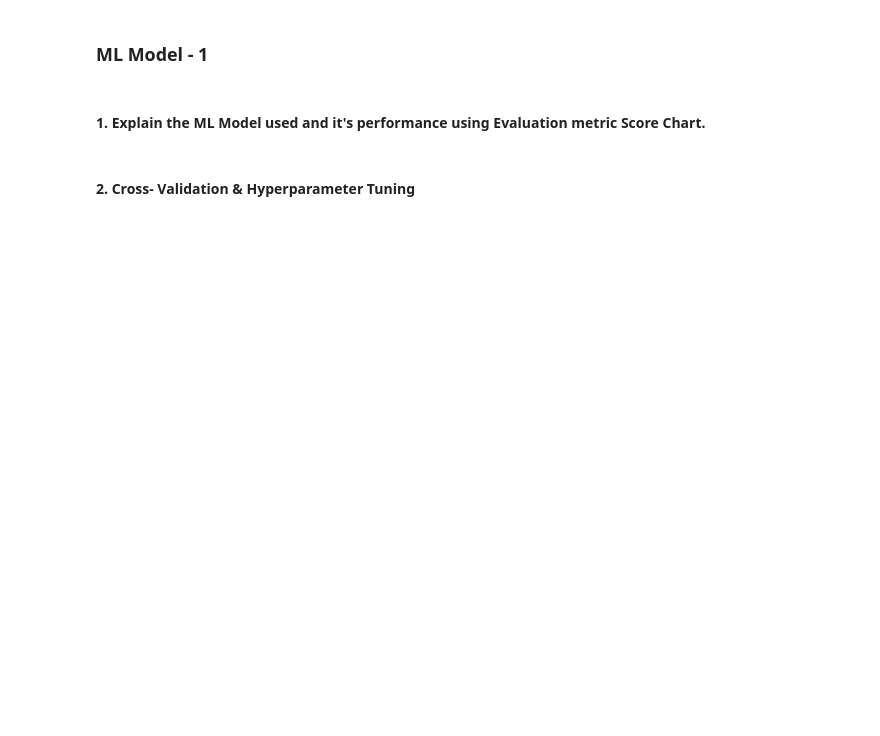
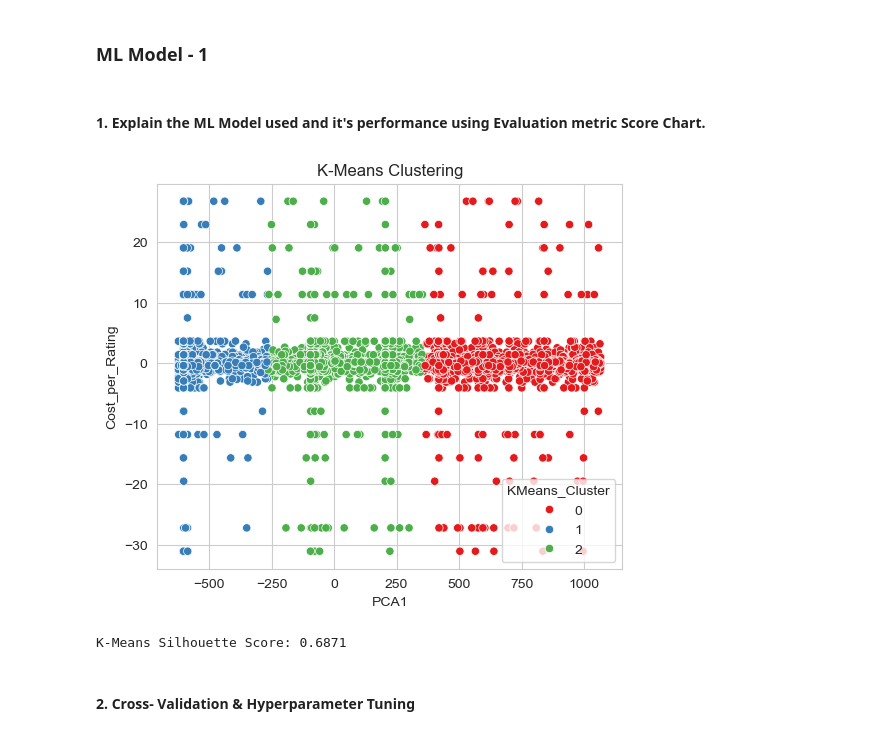
Before and after one commit to apurbaaaa/Zomato, a Jupyter notebook: Zomato Project/Sample_ML_Submission_Template.ipynb, the cells around one changed output. Drawn from its saved outputs; the diff is of its cells as text; code cells hidden in the pictures; blank space fills up the shorter version.

```diff
--- a/Zomato Project/Sample_ML_Submission_Template.ipynb
+++ b/Zomato Project/Sample_ML_Submission_Template.ipynb
@@ -718,0 +1059,4 @@ Answer Here.
+# %%
+# Vectorizing Text
+tfidf_vectorizer = TfidfVectorizer()
+df["TFIDF_Vectorized"] = list(tfidf_vectorizer.fit_transform(df["Review"]).toarray())
@@ -728,0 +1132,6 @@ Answer Here.
+# %%
+# Apply the function
+df = optimize_features(df)
+
+# Display new shape
+print("Optimized DataFrame Shape:", df.shape)
@@ -732,0 +1197,7 @@ Answer Here.
+# %%
+# Apply Feature Selection to Entire Dataset
+# Apply Feature Selection to Entire Dataset
+df_final = feature_selection_all(df)
+
+# Display shape of reduced dataset
+print("Final Selected Features Shape:", df_final.shape)
@@ -795,2 +1343,13 @@ Answer Here.
+# %%
+# ML Model - 1 Implementation
+# Dropping non-numeric columns explicitly
+numeric_df = df_final.select_dtypes(include=['number'])
+
+# Fit the Algorithm
+kmeans = KMeans(n_clusters=3, random_state=42, n_init=10)
+df_final["KMeans_Cluster"] = kmeans.fit_predict(numeric_df)
+
+# Predict on the Model
+kmeans_silhouette = silhouette_score(numeric_df, df_final["KMeans_Cluster"])
 # %% [markdown]
 #### 1. Explain the ML Model used and it's performance using Evaluation metric Score Chart.
@@ -799,2 +1356,13 @@ Answer Here.
+# %%
+# Visualizing evaluation Metric Score chart
+plt.figure(figsize=(6, 5))
+sns.scatterplot(x=df_final["PCA1"], y=df_final["Cost_per_Rating"], hue=df_final["KMeans_Cluster"], palette="Set1")
+plt.title("K-Means Clustering")
+plt.show()
+
+print(f"K-Means Silhouette Score: {kmeans_silhouette:.4f}")
+# %% [output]
+[figure, added]
+K-Means Silhouette Score: 0.6871
 # %% [markdown]
 #### 2. Cross- Validation & Hyperparameter Tuning
```
Also changed, not shown: parts of 243 cells of this notebook, 2 other files.
